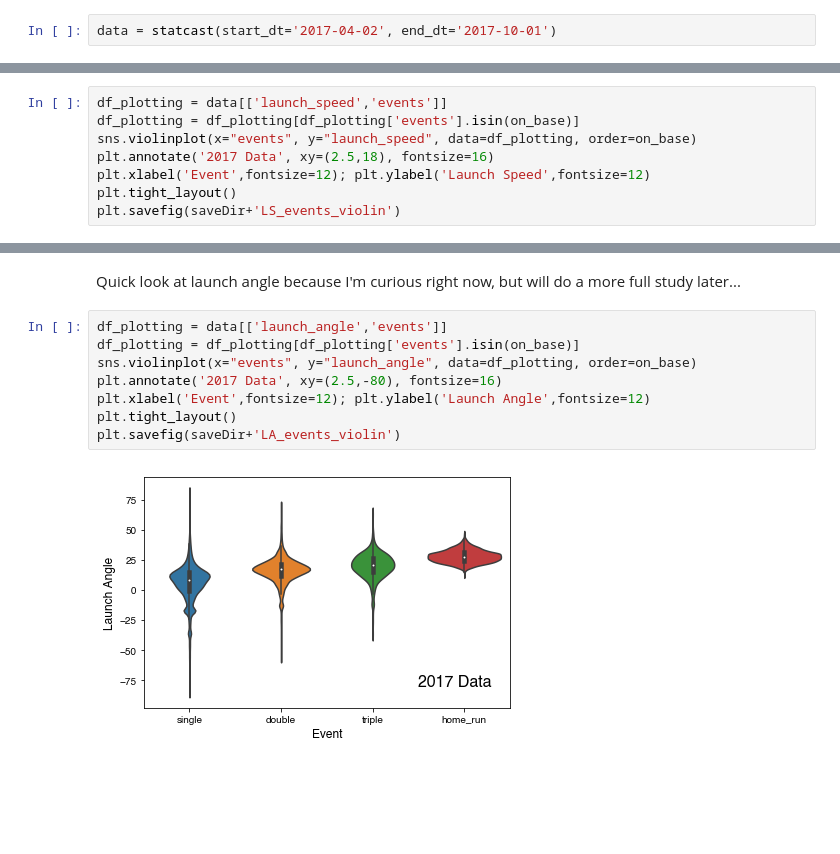
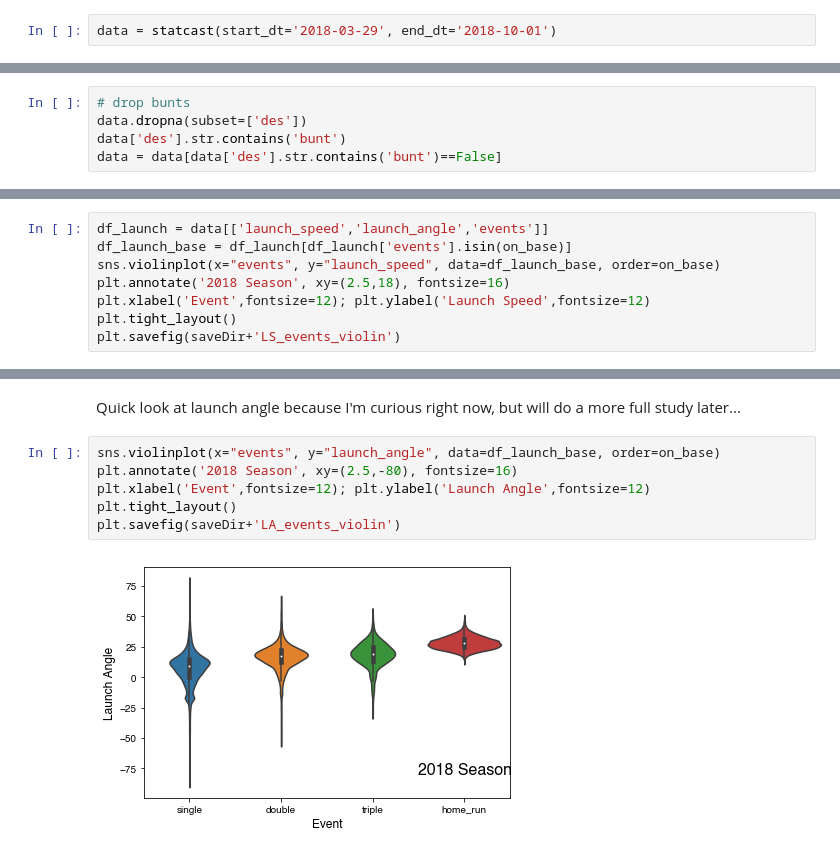
Before and after one commit to tjburch/baseball-studies, a Jupyter notebook: notebooks/explore_pybaseball.ipynb, the cells around one changed output, grey strips where cells are left out. Saved outputs shown, nothing was run; the diff lists cells and outputs as text; blank space fills up the shorter version.

```diff
--- a/notebooks/explore_pybaseball.ipynb
+++ b/notebooks/explore_pybaseball.ipynb
@@ -16,6 +17,6 @@ saveDir = '../run/explore/'
 # %% [markdown]
 ### Load up 2017 data
 # %%
-data = statcast(start_dt='2017-04-02', end_dt='2017-10-01')
+data = statcast(start_dt='2018-03-29', end_dt='2018-10-01')
 # %% [output]
 This is a large query, it may take a moment to complete
@@ -74,3 +76,8 @@ data.describe()
+# %%
+# drop bunts
+data.dropna(subset=['des'])
+data['des'].str.contains('bunt')
+data = data[data['des'].str.contains('bunt')==False]
 # %% [markdown]
 ### Into the numbers
 
@@ -183,10 +198,10 @@ Interesting that there's not a huge difference between doubles and triples. I su
 
 Also interesting there's not a huge spread in home run launch speed
 # %%
-df_plotting = data[['launch_speed','events']]
-df_plotting = df_plotting[df_plotting['events'].isin(on_base)]
-sns.violinplot(x="events", y="launch_speed", data=df_plotting, order=on_base)
-plt.annotate('2017 Data', xy=(2.5,18), fontsize=16)
+df_launch = data[['launch_speed','launch_angle','events']]
+df_launch_base = df_launch[df_launch['events'].isin(on_base)]
+sns.violinplot(x="events", y="launch_speed", data=df_launch_base, order=on_base)
+plt.annotate('2018 Season', xy=(2.5,18), fontsize=16)
 plt.xlabel('Event',fontsize=12); plt.ylabel('Launch Speed',fontsize=12)
 plt.tight_layout()
 plt.savefig(saveDir+'LS_events_violin')
@@ -197,12 +212,10 @@ This plot is pretty neat in that there seems to be a pretty clear lower limit in
 # %% [markdown]
 Quick look at launch angle because I'm curious right now, but will do a more full study later...
 # %%
-df_plotting = data[['launch_angle','events']]
-df_plotting = df_plotting[df_plotting['events'].isin(on_base)]
-sns.violinplot(x="events", y="launch_angle", data=df_plotting, order=on_base)
-plt.annotate('2017 Data', xy=(2.5,-80), fontsize=16)
+sns.violinplot(x="events", y="launch_angle", data=df_launch_base, order=on_base)
+plt.annotate('2018 Season', xy=(2.5,-80), fontsize=16)
 plt.xlabel('Event',fontsize=12); plt.ylabel('Launch Angle',fontsize=12)
 plt.tight_layout()
 plt.savefig(saveDir+'LA_events_violin')
 # %% [output]
-[figure, old version]
+[figure, new version]
```
Also changed, not shown: parts of 19 cells of this notebook.
